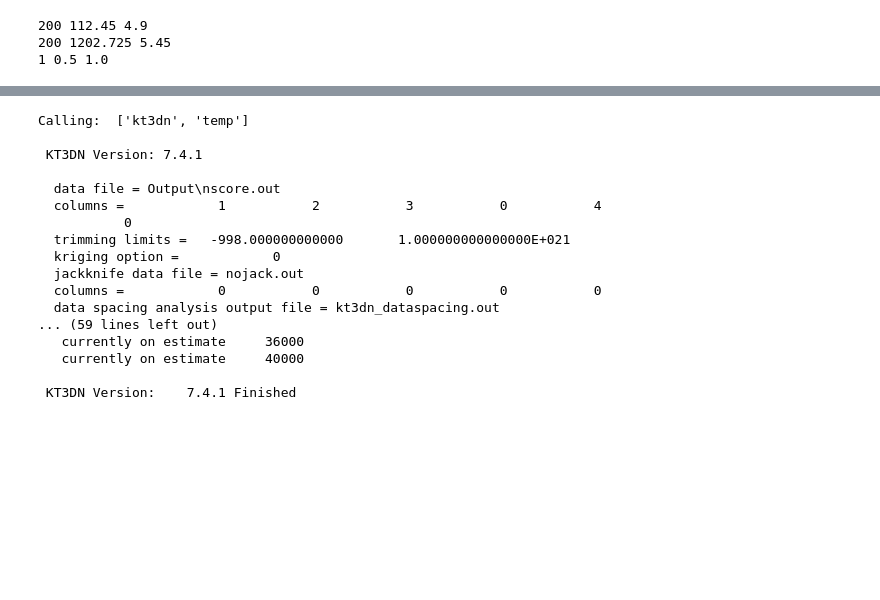
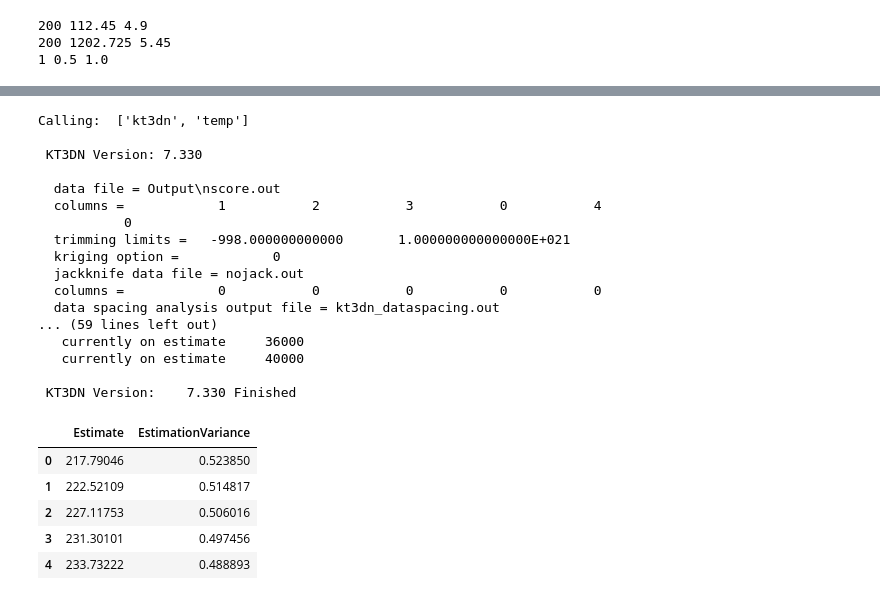
Before and after one commit to fabioplp2/CourseMaterial, a Jupyter notebook: 615March2020/notebooks/Kriging.ipynb, the cells around one changed output, grey strips where cells are left out. Cells and saved outputs as stored; diff of their text form; code cells hidden in the pictures; blank space fills up the shorter version.

```diff
--- a/615March2020/notebooks/Kriging.ipynb
+++ b/615March2020/notebooks/Kriging.ipynb
@@ -355,7 +318,7 @@ kt3dn.dbg-nkt3dn.sum                  -file for debugging output (see note)
 500.0  500.0  150.0                   -maximum search radii
  0.0   0.0   0.0                      -angles for search ellipsoid
 0                                     -0=SK,1=OK,2=LVM(resid),3=LVM((1-w)*m(u))),4=colo,5=exdrift,6=ICCK
-{mean} 0.6  0.8                       -  mean (if 0,4,5,6), corr. (if 4 or 6), var. reduction factor (if 4)
+0.0 0.6  0.8                          -  mean (if 0,4,5,6), corr. (if 4 or 6), var. reduction factor (if 4)
 0 0 0 0 0 0 0 0 0                     -drift: x,y,z,xx,yy,zz,xy,xz,zy
 0                                     -0, variable; 1, estimate trend
 extdrift.out                          -gridded file with drift/mean
@@ -378,15 +341,14 @@ for line in varmodel_:
 
 parstr=parstr_.format(file=dfl_ns.flname,
                      t_min = gs.Parameters['data.tmin'],
-                     griddef = str(dfl_ns.griddef),
+                      griddef = str(dfl_ns.griddef),
                      varmodel=varmodel,
-                     mean=top_mean,
                      output=krig_output)
 kt3dn.run(parstr=parstr, liveoutput=True)
 # %% [output]
 Calling:  ['kt3dn', 'temp']
 
- KT3DN Version: 7.4.1
+ KT3DN Version: 7.330
 
   data file = Output\nscore.out
   columns =            1           2           3           0           4
@@ -400,7 +362,17 @@ Calling:  ['kt3dn', 'temp']
    currently on estimate     36000
    currently on estimate     40000
 
- KT3DN Version:    7.4.1 Finished
+ KT3DN Version:    7.330 Finished
+# %%
+krigfl = gs.DataFile(krig_output, griddef=dfl_ns.griddef)
+krigfl.head()
+# %% [output]
+|  | Estimate | EstimationVariance |
+| 0 | 217.79046 | 0.523850 |
+| 1 | 222.52109 | 0.514817 |
+| 2 | 227.11753 | 0.506016 |
+| 3 | 231.30101 | 0.497456 |
+| 4 | 233.73222 | 0.488893 |
 # %%
 cmaps = ['inferno', 'jet', 'bwr', 'viridis']
 fig, axes = gs.subplots(2, 2, axes_pad=(0.9, 0.4), figsize= (20,15), cbar_mode='each', label_mode='L')
```
Also changed, not shown: parts of 16 cells of this notebook.
